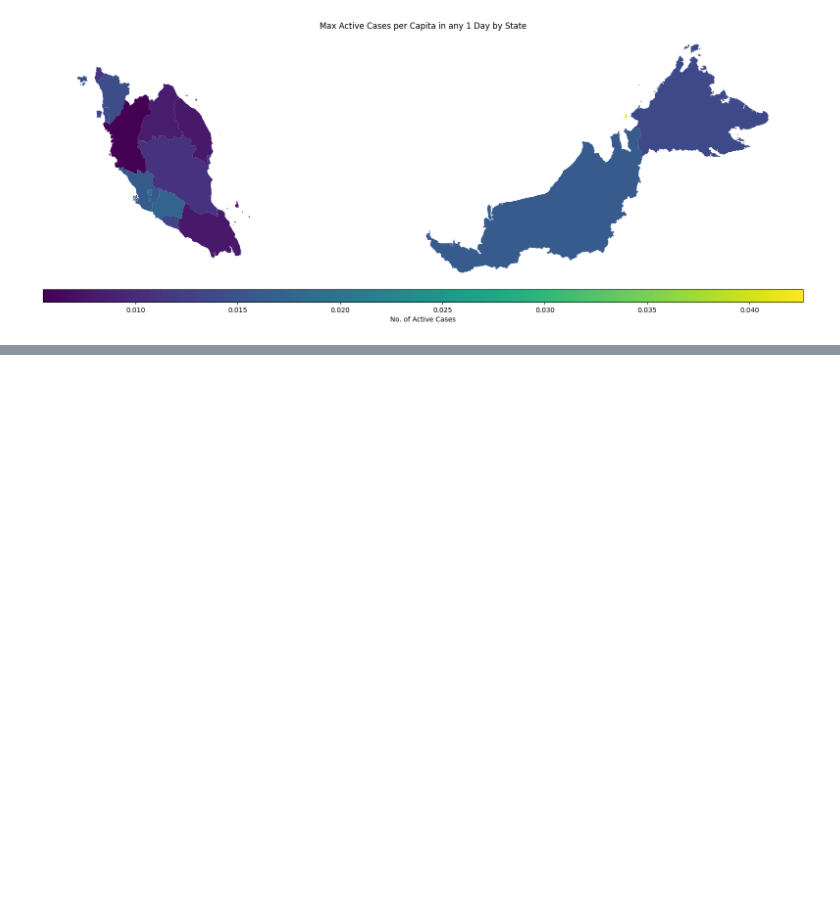
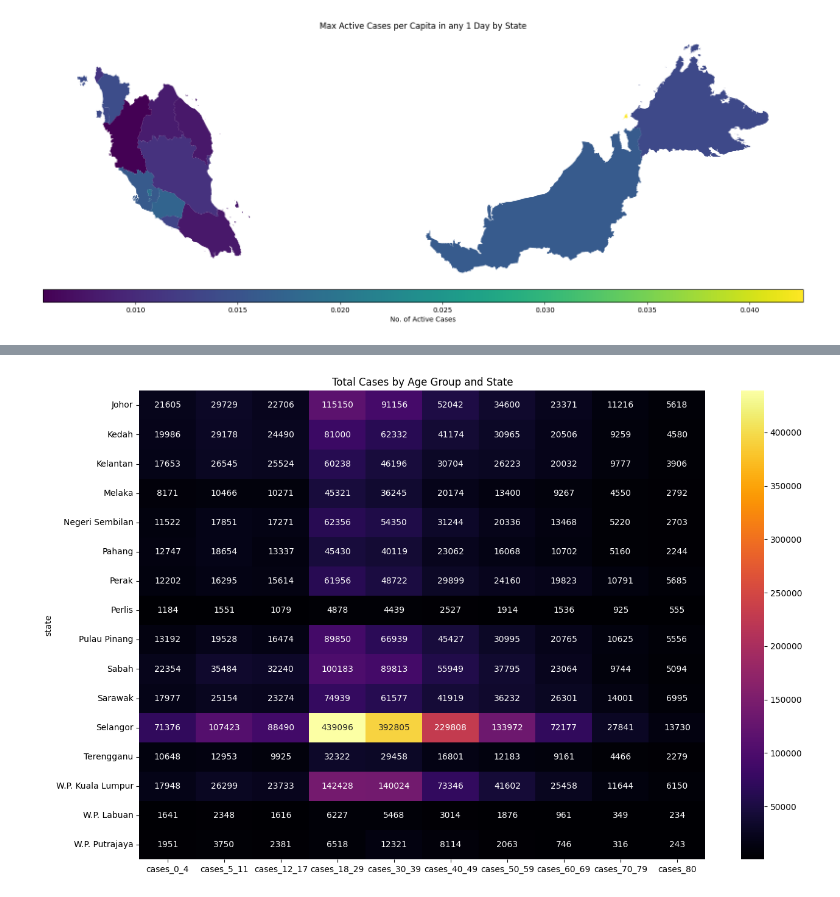
Before and after one commit to MarcusO17/5011-cem-ml, a Jupyter notebook: notebooks/EDAReport2.ipynb, the cells around one changed output, grey strips where cells are left out. Drawn from its saved outputs; the diff is of its cells as text; code cells hidden in the pictures; blank space fills up the shorter version.

```diff
--- a/notebooks/EDAReport2.ipynb
+++ b/notebooks/EDAReport2.ipynb
@@ -398,0 +515,8 @@ plt.show()
+# %%
+plt.figure(figsize=(15, 10))
+sns.heatmap(df.groupby('state')[['cases_0_4', 'cases_5_11', 'cases_12_17', 'cases_18_29', 'cases_30_39',
+              'cases_40_49', 'cases_50_59', 'cases_60_69', 'cases_70_79', 'cases_80']].sum(), annot=True, fmt='g', cmap='inferno')
+plt.title('Total Cases by Age Group and State')
+plt.show()
+# %% [output]
+[figure, added]
```
Also changed, not shown: parts of 26 cells of this notebook.
